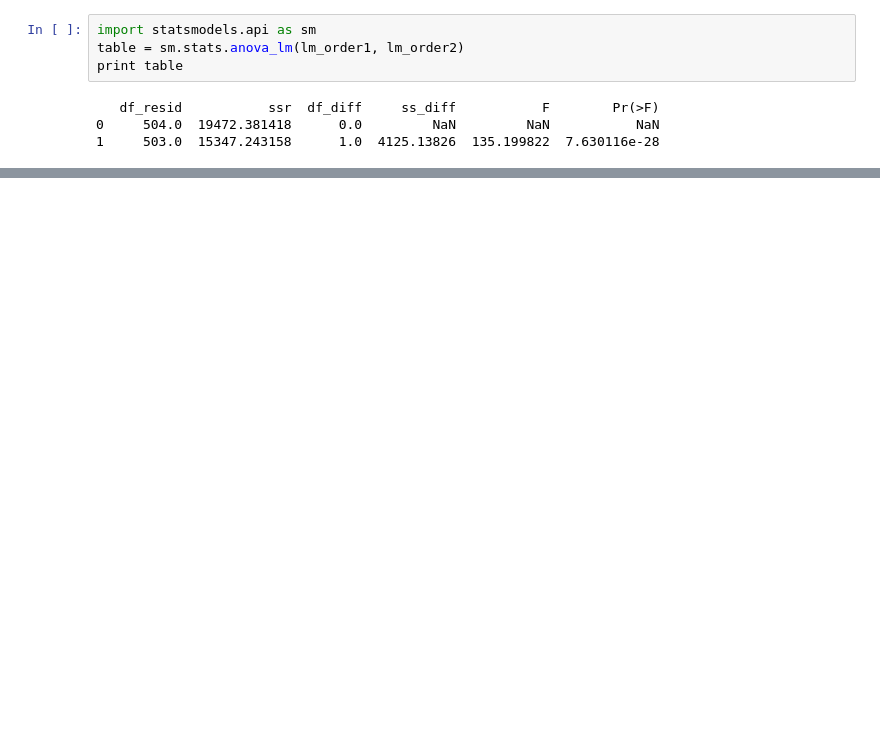
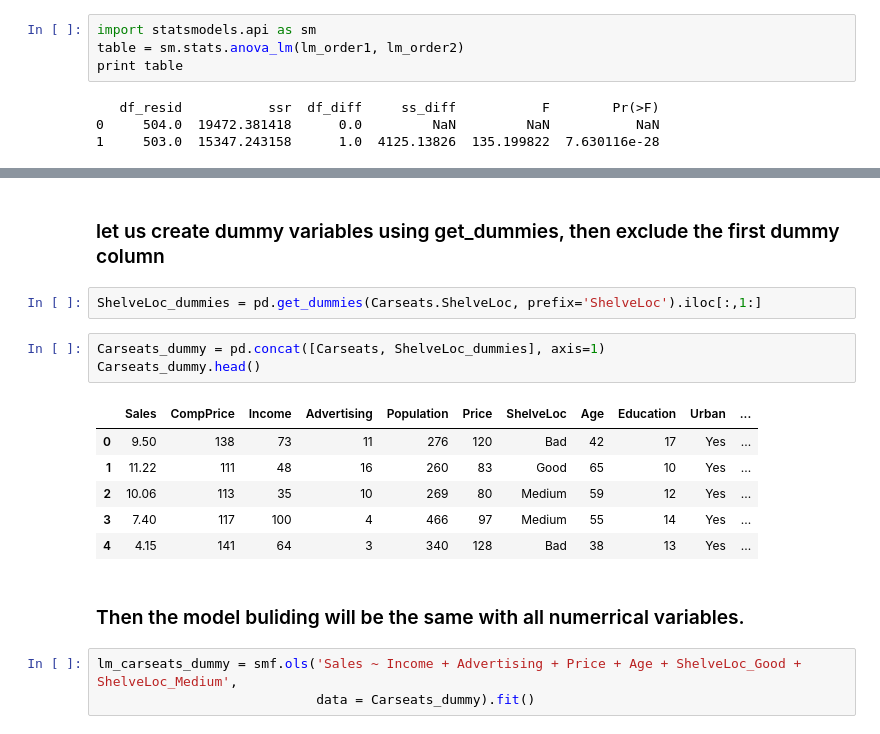
Before and after one commit to qx0731/Sharing_ISL_python, a Jupyter notebook: Chapter_3_sec_6.1_6.5.ipynb, the cells around one changed output, grey strips where cells are left out. Saved outputs shown, nothing was run; the diff lists cells and outputs as text; blank space fills up the shorter version.

```diff
--- a/Chapter_3_sec_6.1_6.5.ipynb
+++ b/Chapter_3_sec_6.1_6.5.ipynb
@@ -354,0 +426,19 @@ OLS Regression Results
+# %% [markdown]
+### let us create dummy variables using get_dummies, then exclude the first dummy column
+# %%
+ShelveLoc_dummies = pd.get_dummies(Carseats.ShelveLoc, prefix='ShelveLoc').iloc[:,1:]
+# %%
+Carseats_dummy = pd.concat([Carseats, ShelveLoc_dummies], axis=1)
+Carseats_dummy.head()
+# %% [output]
+|  | Sales | CompPrice | Income | Advertising | Population | Price | ShelveLoc | Age | Education | Urban | ... |
+| 0 | 9.50 | 138 | 73 | 11 | 276 | 120 | Bad | 42 | 17 | Yes | ... |
+| 1 | 11.22 | 111 | 48 | 16 | 260 | 83 | Good | 65 | 10 | Yes | ... |
+| 2 | 10.06 | 113 | 35 | 10 | 269 | 80 | Medium | 59 | 12 | Yes | ... |
+| 3 | 7.40 | 117 | 100 | 4 | 466 | 97 | Medium | 55 | 14 | Yes | ... |
+| 4 | 4.15 | 141 | 64 | 3 | 340 | 128 | Bad | 38 | 13 | Yes | ... |
+# %% [markdown]
+### Then the model buliding will be the same with all numerrical variables.
+# %%
+lm_carseats_dummy = smf.ols('Sales ~ Income + Advertising + Price + Age + ShelveLoc_Good + ShelveLoc_Medium',
+                            data = Carseats_dummy).fit()
```
Also changed, not shown: parts of 21 cells of this notebook, 2 other files.
